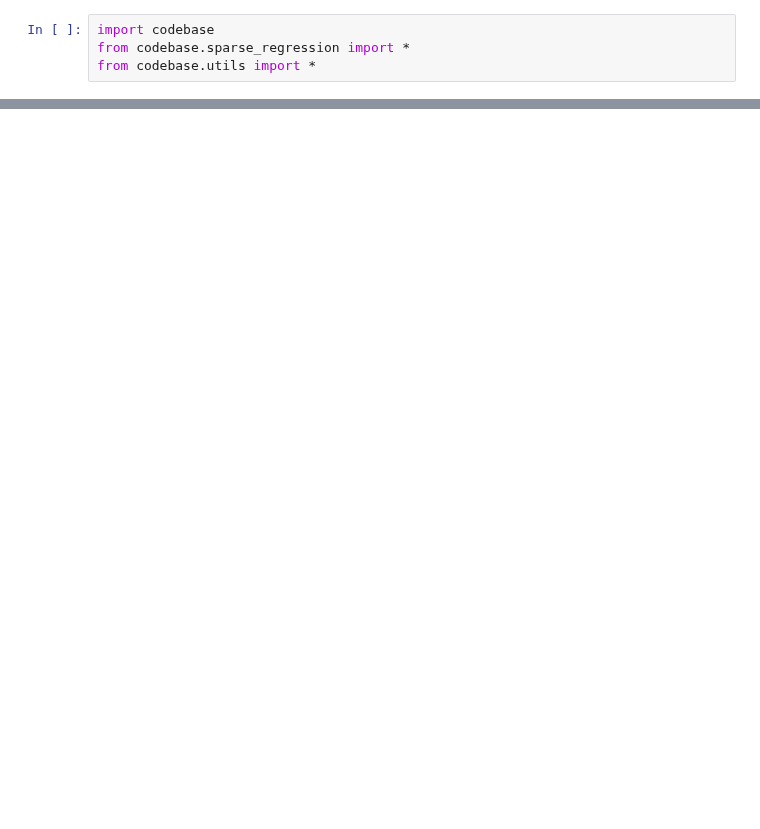
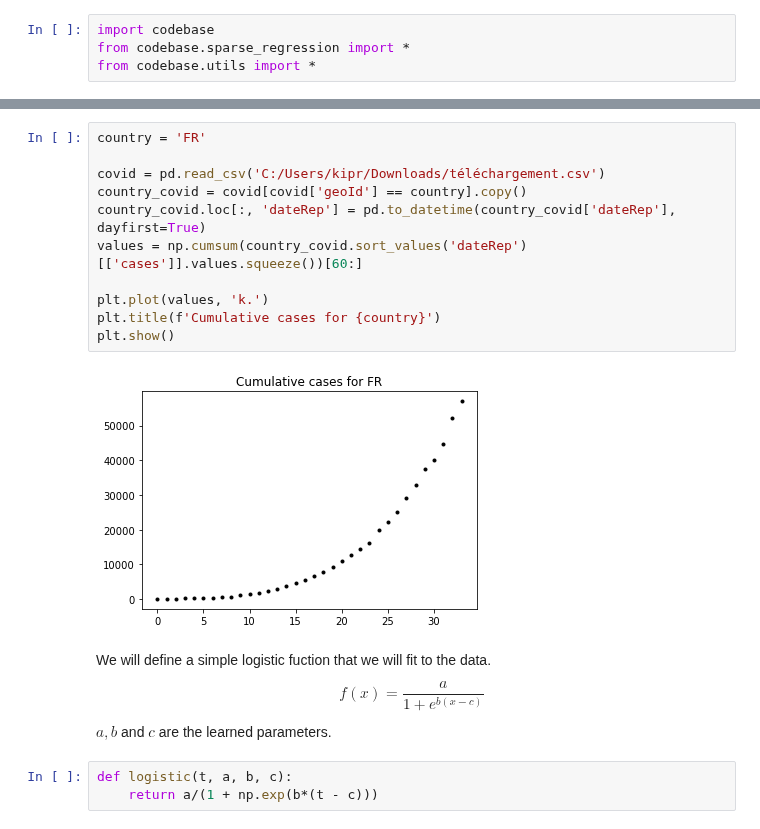
Before and after one commit to Kipre/EUDemographyCleaner, a Jupyter notebook: internship/fitting_vs_ode.ipynb, the cells around one changed output, grey strips where cells are left out. Cells and saved outputs as stored; diff of their text form; blank space fills up the shorter version.

```diff
--- a/internship/fitting_vs_ode.ipynb
+++ b/internship/fitting_vs_ode.ipynb
@@ -59,0 +143,20 @@ from codebase.utils import *
+# %%
+country = 'FR'
+
+covid = pd.read_csv('C:/Users/kipr/Downloads/téléchargement.csv')
+country_covid = covid[covid['geoId'] == country].copy()
+country_covid.loc[:, 'dateRep'] = pd.to_datetime(country_covid['dateRep'], dayfirst=True)
+values = np.cumsum(country_covid.sort_values('dateRep')[['cases']].values.squeeze())[60:]
+
+plt.plot(values, 'k.')
+plt.title(f'Cumulative cases for {country}')
+plt.show()
+# %% [output]
+[figure, added]
+# %% [markdown]
+We will define a simple logistic fuction that we will fit to the data.
+$$ f(x) = \frac{a}{1 + e^{b(x - c)}}$$
+$a, b$ and $c$ are the learned parameters.
+# %%
+def logistic(t, a, b, c):
+    return a/(1 + np.exp(b*(t - c)))
```
Also changed, not shown: parts of 29 cells of this notebook, 2 other files.
